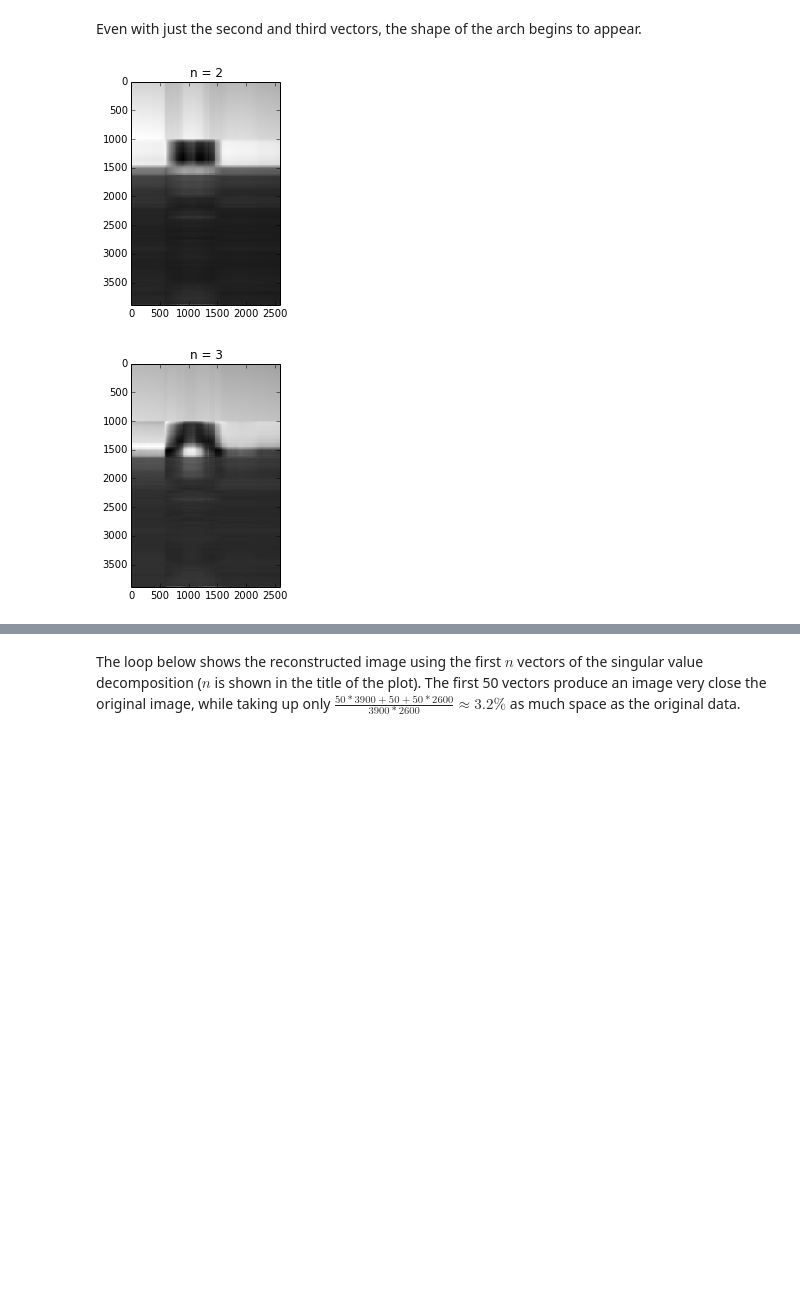
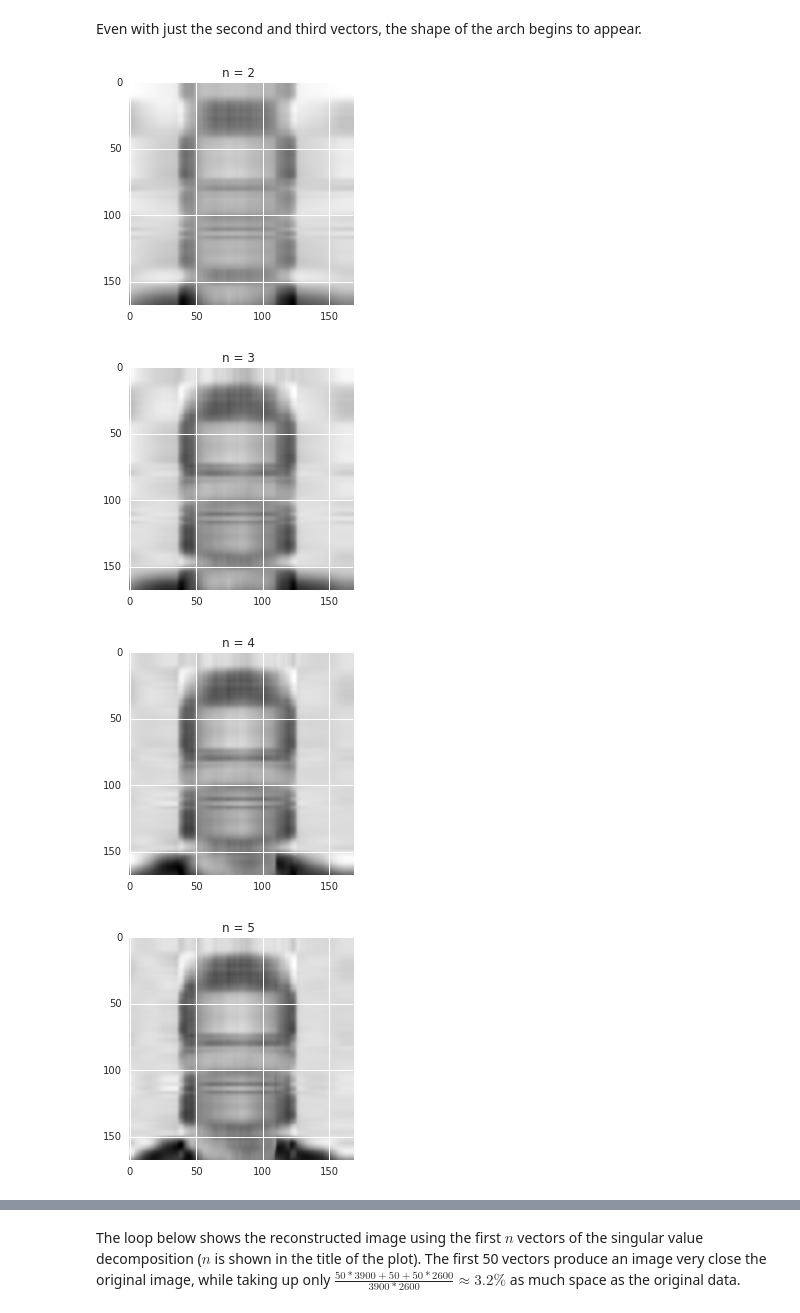
Before and after one commit to clementlefevre/CS109, a Jupyter notebook: SVD Image Compression.ipynb, the cells around one changed output, grey strips where cells are left out. Drawn from its saved outputs; the diff is of its cells as text; code cells hidden in the pictures; blank space fills up the shorter version.

```diff
--- a/SVD Image Compression.ipynb
+++ b/SVD Image Compression.ipynb
@@ -16,8 +18,9 @@ from PIL import Image
 # %% [markdown]
 Here I'll load an image I took of Delicate Arch in Arches National Park, and convert it to black and white.
 # %%
-img = Image.open('input/img_6847.jpg')
+img = Image.open('test_svd.jpg')
 imggray = img.convert('LA')
 plt.figure(figsize=(9, 6))
 plt.imshow(imggray);
+# help(img.convert)
 # %% [output]
@@ -46,12 +68,14 @@ plt.imshow(reconstimg, cmap='gray');
 # %% [markdown]
 Even with just the second and third vectors, the shape of the arch begins to appear.
 # %%
-for i in xrange(2, 4):
+for i in xrange(2, 10):
     reconstimg = np.matrix(U[:, :i]) * np.diag(sigma[:i]) * np.matrix(V[:i, :])
     plt.imshow(reconstimg, cmap='gray')
-    title = "n = %s" % i
+    title = "n = %s " % i
     plt.title(title)
     plt.show()
 # %% [output]
-[figure, old version]
+[figure, new version]
-[figure, old version]
+[figure, new version]
+[figure, added]
+[figure, added]
```
Also changed, not shown: parts of 8 cells of this notebook, 6 other files.
